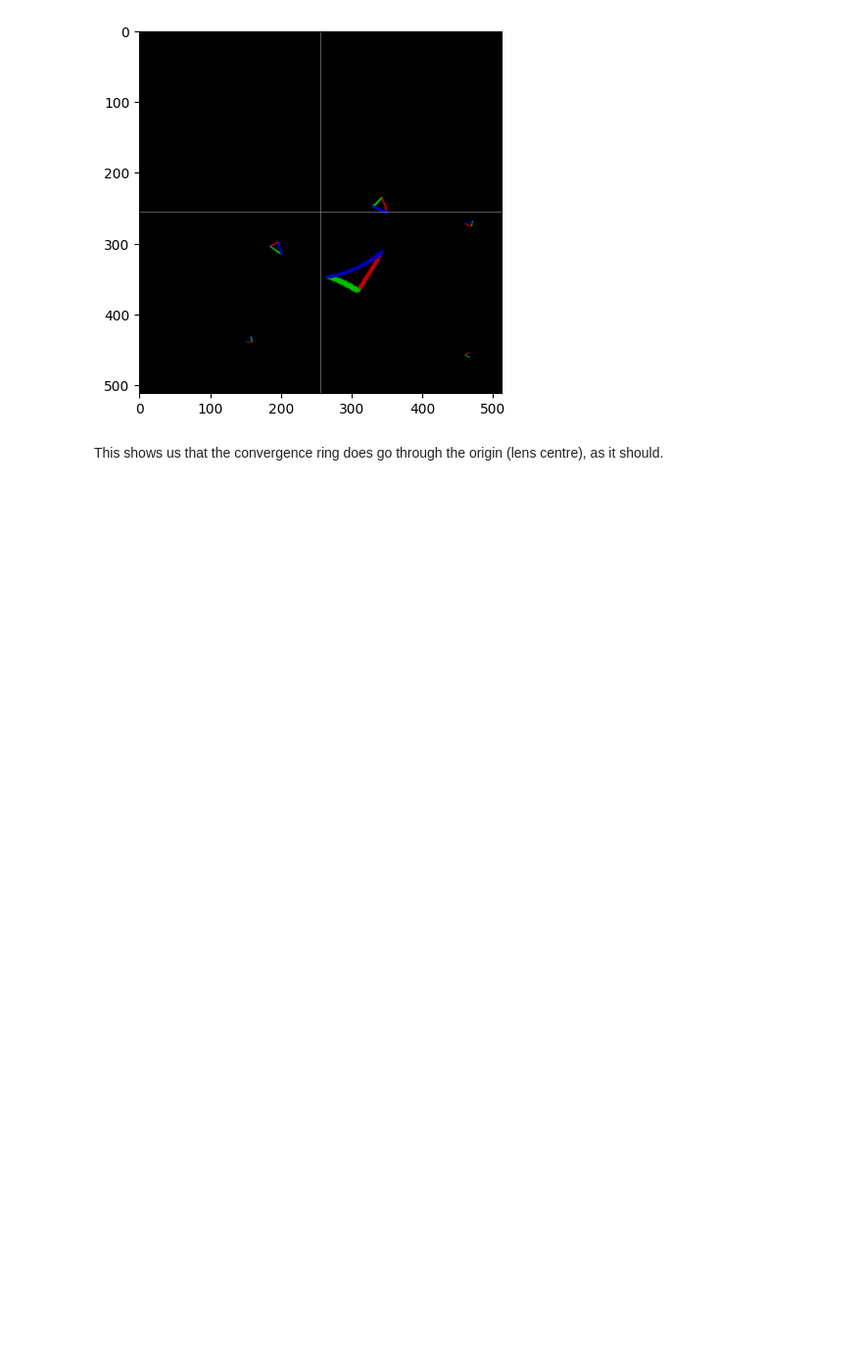
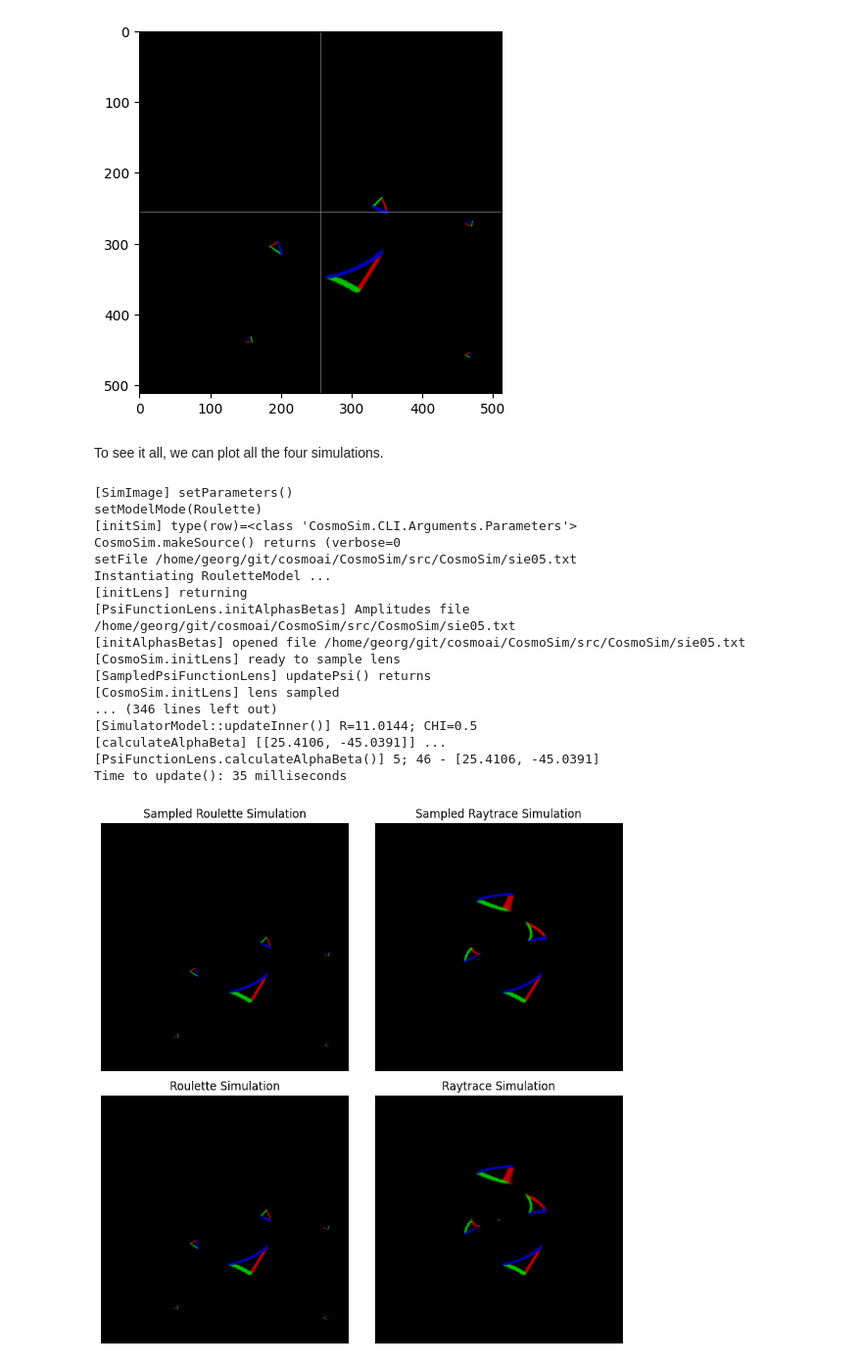
Before and after one commit to CosmoAI-AES/CosmoAI-AES.github.io, a Jupyter notebook: docs/demo/Demo01.ipynb, the cells around one changed output. Shown at 98% size. Saved outputs shown, nothing was run; the diff lists cells and outputs as text; code cells hidden in the pictures; blank space fills up the shorter version.

```diff
--- a/docs/demo/Demo01.ipynb
+++ b/docs/demo/Demo01.ipynb
@@ -484,4 +463,26 @@ plt.imshow( imr, cmap="grey" )
 <matplotlib.image.AxesImage at 0x...>
 [figure]
 # %% [markdown]
-This shows us that the convergence ring does go through the origin (lens centre), as it should.
+To see it all, we can plot all the four simulations.
+# %%
+param["source"]["mode"] = "Triangle"
+(im1,im2,im3,im4) = quadSim( param )
+# %% [output]
+[SimImage] setParameters()
+setModelMode(Roulette)
+[initSim] type(row)=<class 'CosmoSim.CLI.Arguments.Parameters'>
+CosmoSim.makeSource() returns (verbose=0
+setFile /home/georg/git/cosmoai/CosmoSim/src/CosmoSim/sie05.txt
+Instantiating RouletteModel ...
+[initLens] returning
+[PsiFunctionLens.initAlphasBetas] Amplitudes file /home/georg/git/cosmoai/CosmoSim/src/CosmoSim/sie05.txt
+[initAlphasBetas] opened file /home/georg/git/cosmoai/CosmoSim/src/CosmoSim/sie05.txt
+[CosmoSim.initLens] ready to sample lens
+[SampledPsiFunctionLens] updatePsi() returns
+[CosmoSim.initLens] lens sampled
+... (346 lines left out)
+[SimulatorModel::updateInner()] R=11.0144; CHI=0.5
+[calculateAlphaBeta] [[25.4106, -45.0391]] ...
+[PsiFunctionLens.calculateAlphaBeta()] 5; 46 - [25.4106, -45.0391]
+Time to update(): 35 milliseconds
+[figure, added]
```
Also changed, not shown: parts of 10 cells of this notebook.
